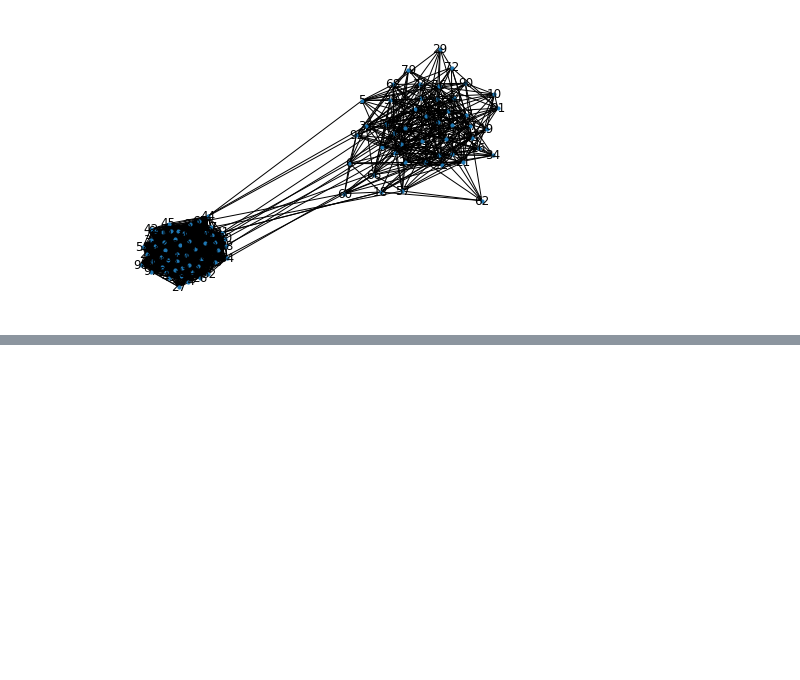
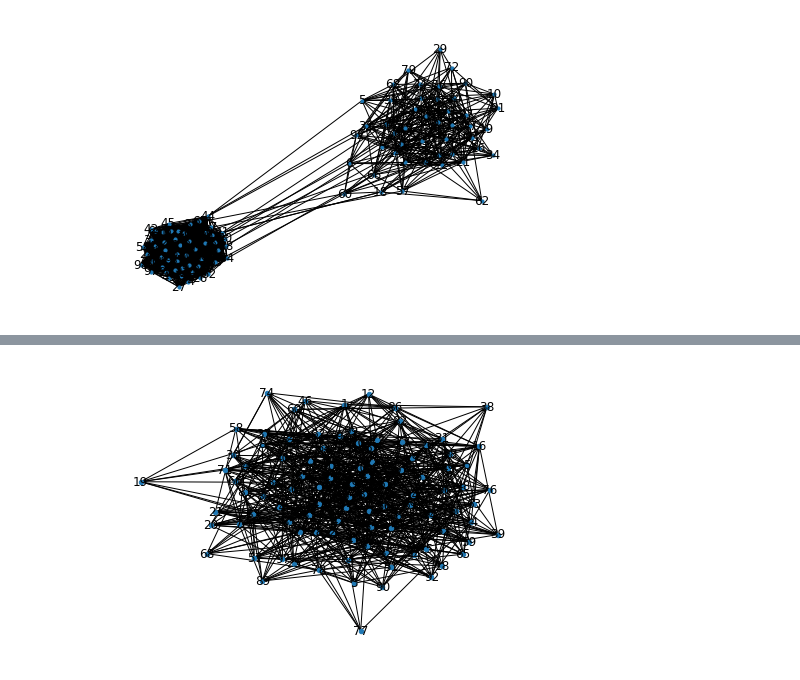
Before and after one commit to LorenzoRimella/GRDPG, a Jupyter notebook: Code/test.ipynb, the cells around one changed output, grey strips where cells are left out. Drawn from its saved outputs; the diff is of its cells as text; code cells hidden in the pictures; blank space fills up the shorter version.

```diff
--- a/Code/test.ipynb
+++ b/Code/test.ipynb
@@ -590,0 +594,6 @@ Unknown symbol: \n, found '\'  (at char 8), (line:1, col:9)
+# %%
+Ncommunities = 2
+
+B                    = tf.convert_to_tensor(np.array([[0.05, 0.3],
+                                                      [0.3, 0.01]], dtype=np.float32))
+initial_distribution = 0.5*tf.ones(2)
@@ -590,0 +607,12 @@ Unknown symbol: \n, found '\'  (at char 8), (line:1, col:9)
+# %%
+N = 1000
+
+simulator = stochasticBlockModel(B)
+E         = simulator.pop_sample(initial_distribution, N)
+
+A = simulator.sample(E)
+
+g = nx.from_numpy_matrix(A[:100,:100].numpy(), create_using=nx.DiGraph).to_undirected()
+nx.draw(g, node_size=20, with_labels=True)
+# %% [output]
+[figure, added]
```
Also changed, not shown: parts of 7 cells of this notebook, 1 other file.
